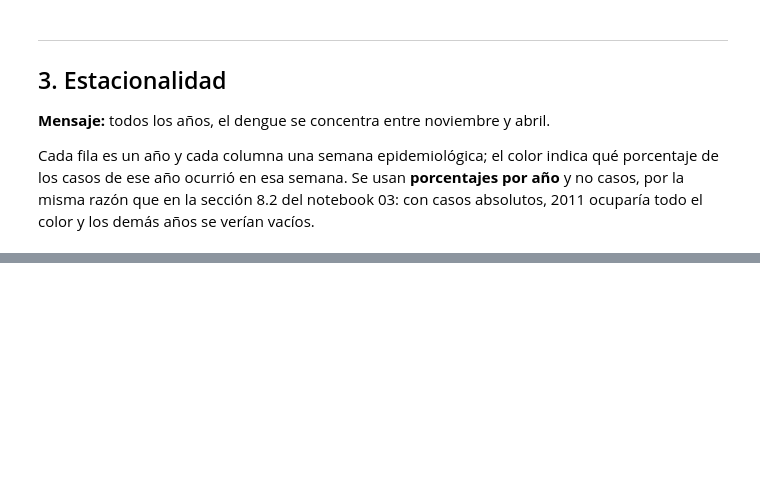
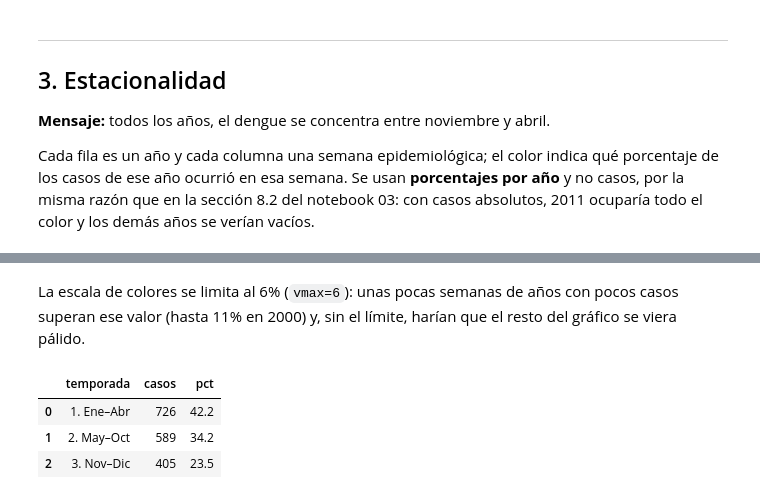
Before and after one commit to David-Sac/dengue-loreto, a Jupyter notebook: notebooks/04_visualizacion.ipynb, the cells around one changed output, grey strips where cells are left out. Drawn from its saved outputs; the diff is of its cells as text; code cells hidden in the pictures; blank space fills up the shorter version.

```diff
--- a/notebooks/04_visualizacion.ipynb
+++ b/notebooks/04_visualizacion.ipynb
@@ -140,0 +141,22 @@ plt.show()
+# %% [markdown]
+La escala de colores se limita al 6% (`vmax=6`): unas pocas semanas de años con pocos casos superan ese valor (hasta 11% en 2000) y, sin el límite, harían que el resto del gráfico se viera pálido.
+# %%
+consulta("""
+SELECT
+    CASE
+        WHEN semana <= 16 THEN '1. Ene–Abr'
+        WHEN semana <= 44 THEN '2. May–Oct'
+        ELSE '3. Nov–Dic'
+    END AS temporada,
+    COUNT(*) AS casos,
+    ROUND(COUNT(*) * 100.0 / SUM(COUNT(*)) OVER (), 1) AS pct
+FROM casos
+WHERE ano = 2007
+GROUP BY temporada
+ORDER BY temporada
+""")
+# %% [output]
+|  | temporada | casos | pct |
+| 0 | 1. Ene–Abr | 726 | 42.2 |
+| 1 | 2. May–Oct | 589 | 34.2 |
+| 2 | 3. Nov–Dic | 405 | 23.5 |
```
Also changed, not shown: parts of 2 cells of this notebook, 1 other file.
